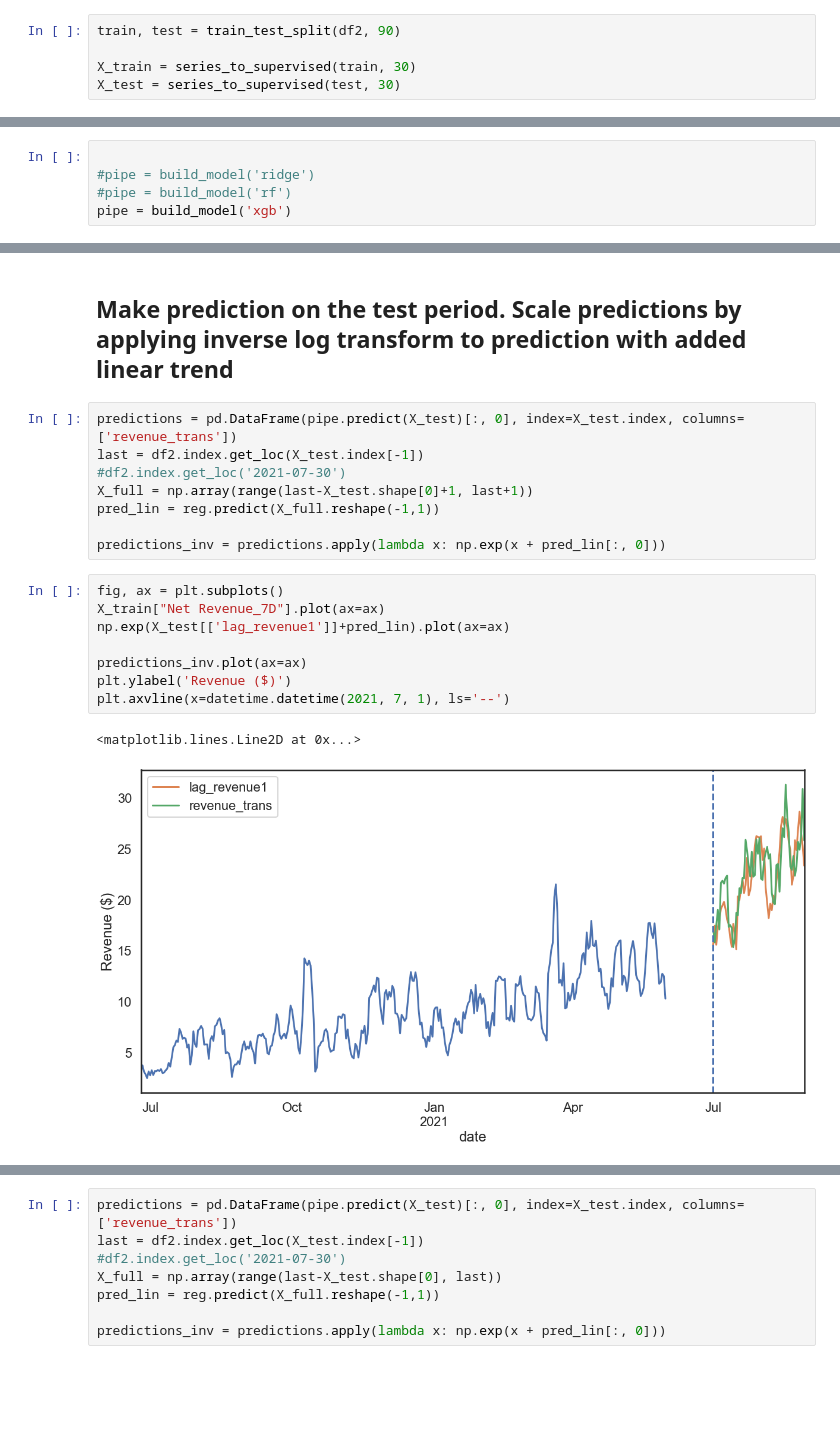
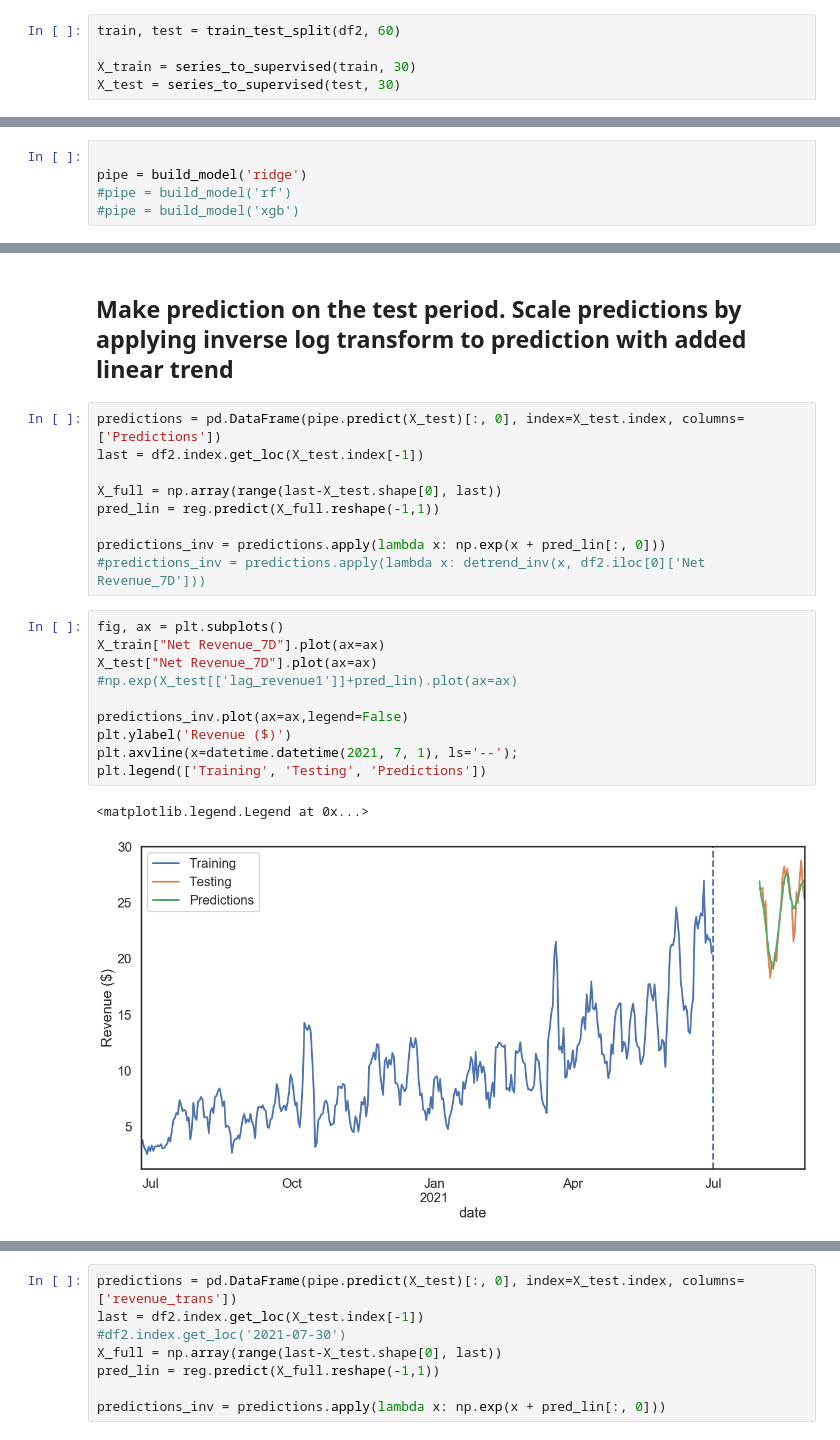
Before and after one commit to davidfox87/EV_forecasting, a Jupyter notebook: EDA_ML.ipynb, the cells around one changed output, grey strips where cells are left out. Saved outputs shown, nothing was run; the diff lists cells and outputs as text; blank space fills up the shorter version.

```diff
--- a/EDA_ML.ipynb
+++ b/EDA_ML.ipynb
@@ -194,5 +209,5 @@ it will initially cover 07/31/21 to 09/28/21 but since we are only interested in
 # %%
-train, test = train_test_split(df2, 90)
+train, test = train_test_split(df2, 60)
 
 X_train = series_to_supervised(train, 30)
 X_test = series_to_supervised(test, 30)
@@ -294,8 +282,8 @@ def build_model(algo):
 # %%
 
-#pipe = build_model('ridge')
+pipe = build_model('ridge')
 #pipe = build_model('rf')
-pipe = build_model('xgb')
+#pipe = build_model('xgb')
 # %%
 pipe.fit(X_train, y_train)
 # %% [output]
@@ -319,21 +307,24 @@ Pipeline(steps=[('union',
 # %% [markdown]
 ## Make prediction on the test period. Scale predictions by applying inverse log transform to prediction with added linear trend
 # %%
-predictions = pd.DataFrame(pipe.predict(X_test)[:, 0], index=X_test.index, columns=['revenue_trans'])
+predictions = pd.DataFrame(pipe.predict(X_test)[:, 0], index=X_test.index, columns=['Predictions'])
 last = df2.index.get_loc(X_test.index[-1])
-#df2.index.get_loc('2021-07-30')
-X_full = np.array(range(last-X_test.shape[0]+1, last+1))
+
+X_full = np.array(range(last-X_test.shape[0], last))
 pred_lin = reg.predict(X_full.reshape(-1,1))
 
 predictions_inv = predictions.apply(lambda x: np.exp(x + pred_lin[:, 0]))
+#predictions_inv = predictions.apply(lambda x: detrend_inv(x, df2.iloc[0]['Net Revenue_7D']))
 # %%
 fig, ax = plt.subplots()
 X_train["Net Revenue_7D"].plot(ax=ax)
-np.exp(X_test[['lag_revenue1']]+pred_lin).plot(ax=ax)
+X_test["Net Revenue_7D"].plot(ax=ax)
+#np.exp(X_test[['lag_revenue1']]+pred_lin).plot(ax=ax)
 
-predictions_inv.plot(ax=ax)
+predictions_inv.plot(ax=ax,legend=False)
 plt.ylabel('Revenue ($)')
-plt.axvline(x=datetime.datetime(2021, 7, 1), ls='--')
+plt.axvline(x=datetime.datetime(2021, 7, 1), ls='--');
+plt.legend(['Training', 'Testing', 'Predictions'])
 # %% [output]
-<matplotlib.lines.Line2D at 0x...>
+<matplotlib.legend.Legend at 0x...>
-[figure, old version]
+[figure, new version]
```
Also changed, not shown: parts of 68 cells of this notebook.
